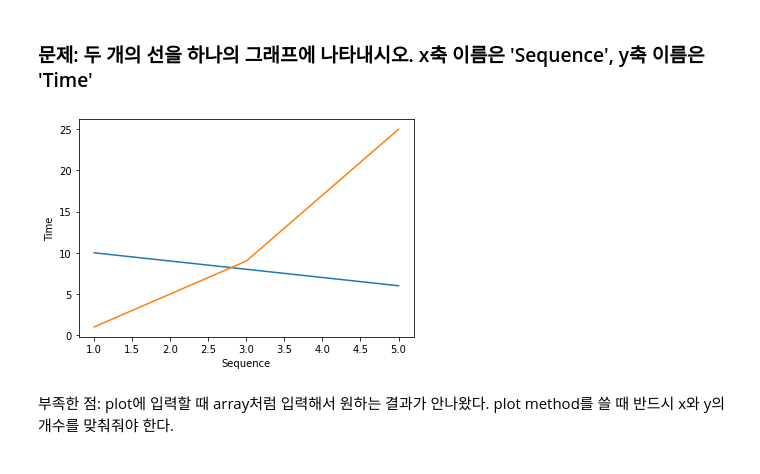
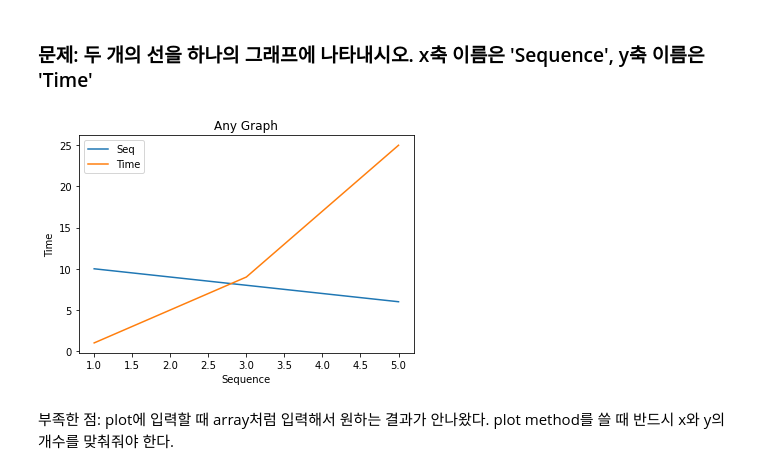
Before and after one commit to StatPage/AI-programming-class, a Jupyter notebook: 08 연습.ipynb, the cells around one changed output. Drawn from its saved outputs; the diff is of its cells as text; code cells hidden in the pictures.

```diff
--- a/08 연습.ipynb
+++ b/08 연습.ipynb
@@ -215,12 +225,14 @@ print(f)
 # %%
 import matplotlib.pyplot as plt
 plt.plot([1,2,3,4,5], [10,9,8,7,6])
 plt.plot([1,3,5], [1,9,25])
 plt.xlabel('Sequence')
 plt.ylabel('Time')
+plt.legend(['Seq', 'Time'])
+plt.title('Any Graph')
 plt.show()
 # %% [output]
-[figure, old version]
+[figure, new version]
 # %% [markdown]
 부족한 점: plot에 입력할 때 array처럼 입력해서 원하는 결과가 안나왔다. plot method를 쓸 때 반드시 x와 y의 개수를 맞춰줘야 한다.
 # %% [markdown]
```
Also changed, not shown: parts of 6 cells of this notebook.
